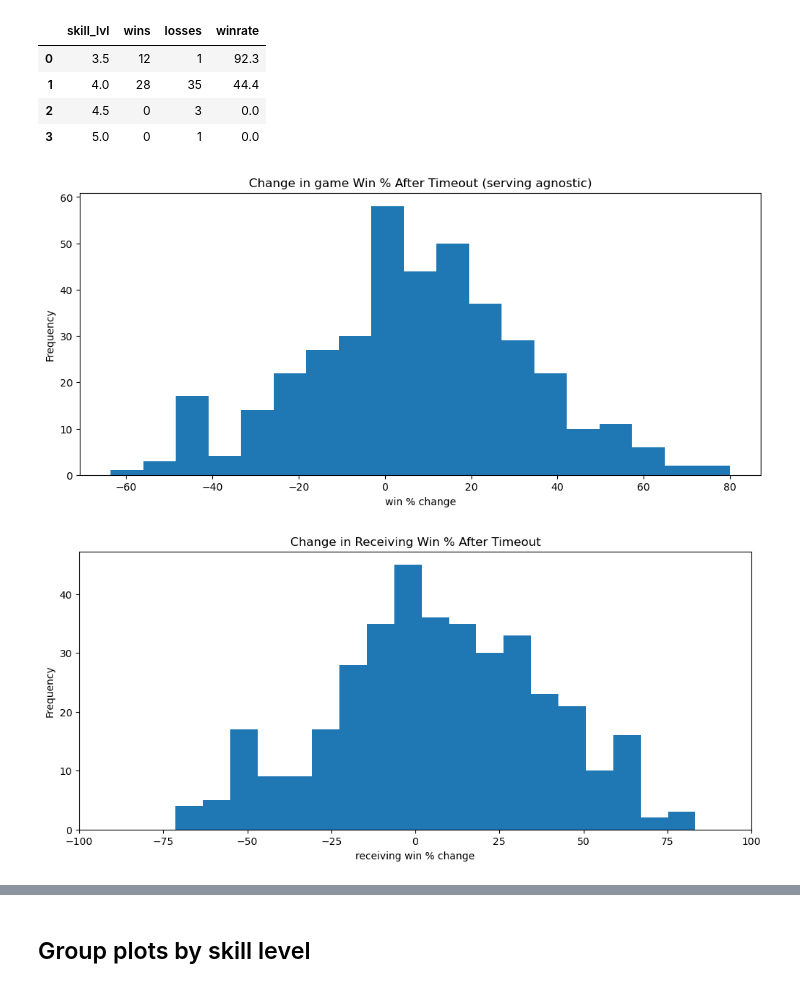
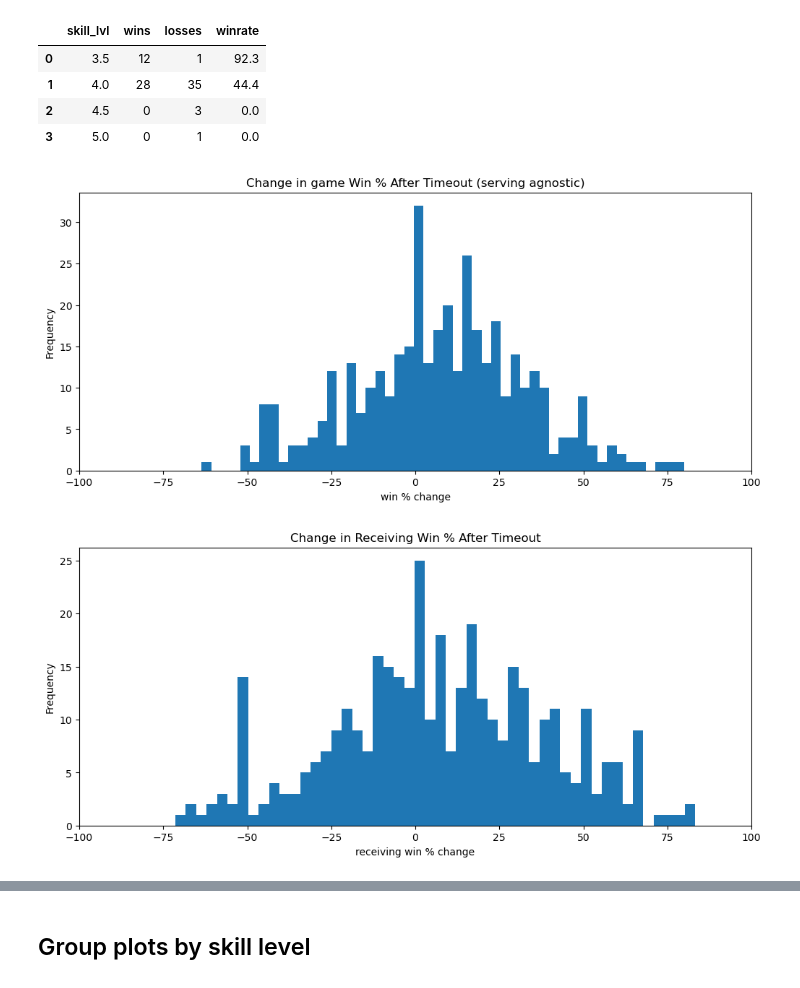
Before and after one commit to conner-mcnicholas/Pickleball_Timeout_Analysis, a Jupyter notebook: src/timeout_analysis.ipynb, the cells around one changed output, grey strips where cells are left out. Saved outputs shown, nothing was run; the diff lists cells and outputs as text; code cells hidden in the pictures.

```diff
--- a/src/timeout_analysis.ipynb
+++ b/src/timeout_analysis.ipynb
@@ -352,17 +370,17 @@ T159
 # %%
 %matplotlib inline
 plt.rcParams.update({'figure.figsize':(12,5), 'figure.dpi':100})
-plt.hist(df_timeout.deltawin, bins=19)
-plt.gca().set(title='Change in game Win % After Timeout (serving agnostic)', xlabel = 'win % change', ylabel='Frequency');
+plt.hist(df_timeout.deltawin, bins=50)
+plt.gca().set(title='Change in game Win % After Timeout (serving agnostic)',xlim=[-100,100], xlabel = 'win % change', ylabel='Frequency');
 # %% [output]
-[figure, old version]
+[figure, new version]
 # %%
 %matplotlib inline
 plt.rcParams.update({'figure.figsize':(12,5), 'figure.dpi':100})
-plt.hist(df_timeout.deltawinrcv, bins=19)
+plt.hist(df_timeout.deltawinrcv, bins=50)
 plt.gca().set(title='Change in Receiving Win % After Timeout', xlim=[-100,100],xlabel = 'receiving win % change', ylabel='Frequency');
 # %% [output]
-[figure, old version]
+[figure, new version]
 # %%
 %matplotlib inline
 plt.rcParams.update({'figure.figsize':(12,5), 'figure.dpi':100})
```
Also changed, not shown: parts of 14 cells of this notebook, 32 other files.
